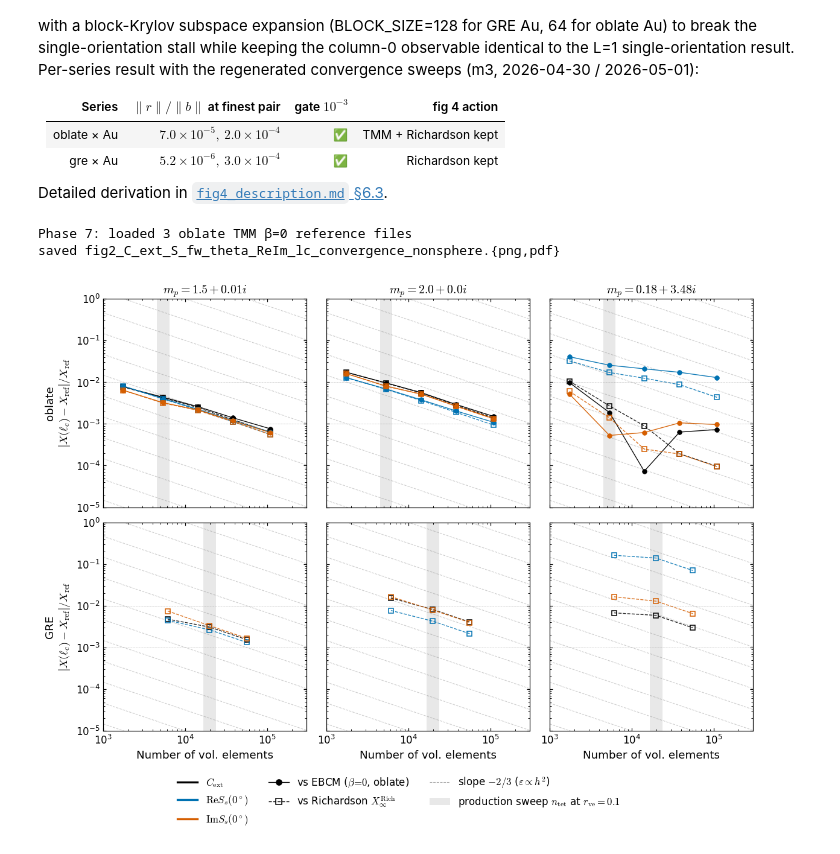
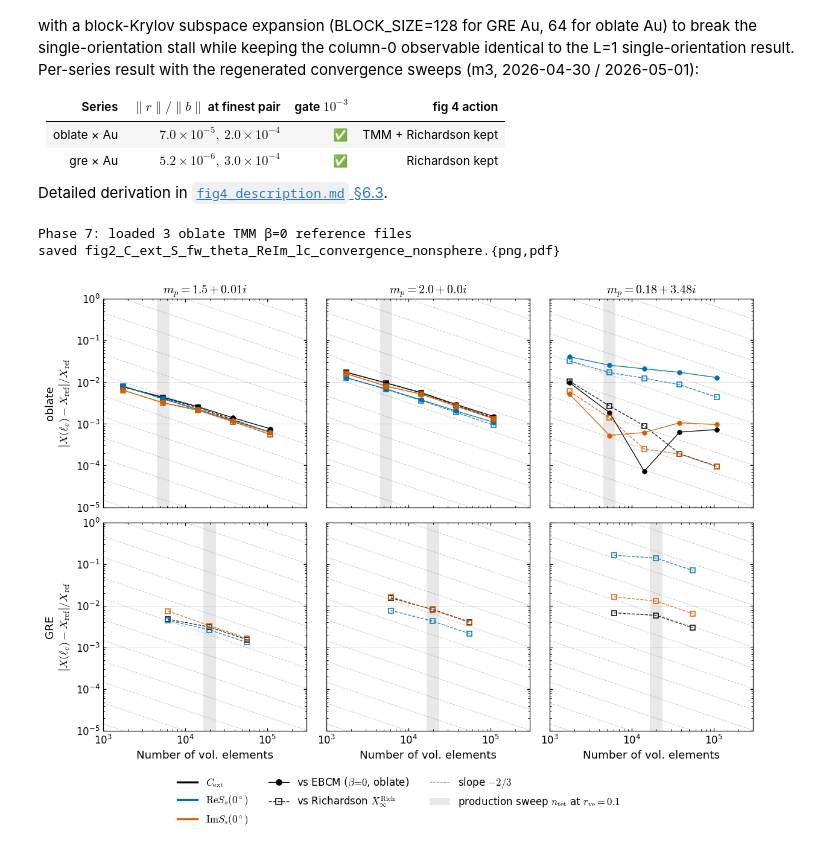
Before and after one commit to NobuhiroMoteki/block-DDA_Py, a Jupyter notebook: dda_results/paper/plot_paper_results.ipynb, the cells around one changed output. Drawn from its saved outputs; the diff is of its cells as text; code cells hidden in the pictures.

```diff
--- a/dda_results/paper/plot_paper_results.ipynb
+++ b/dda_results/paper/plot_paper_results.ipynb
@@ -1836,7 +1836,7 @@ def plot_phase7(obs_list=None, latex_short=None, fig_basename=None,
     # entry, matching fig 1's legend style.
     handles_extra = [
         Line2D([], [], color='gray', linestyle='--', lw=0.7, alpha=0.7,
-                label=r'slope $-2/3$ ($\varepsilon\propto h^2$)'),
+                label=r'slope $-2/3$'),
         Patch(facecolor='gray', alpha=0.18, edgecolor='none',
                 label=r'production sweep $n_{\rm tet}$ at $r_{\rm ve}=0.1$'),
     ]
@@ -1859,31 +1859,31 @@ def plot_phase7(obs_list=None, latex_short=None, fig_basename=None,
         save_fig(fig, fig_basename)
     plt.show()
 
 
 # Single fig 2 — three observables (C_ext, Re S_fw^θ, Im S_fw^θ) overlaid
 # on the same 2x3 panel set.  Colour distinguishes the observable;
 # line/marker style distinguishes the reference choice (TMM solid + ●
 # vs Richardson dashed + □).  C_abs is intentionally excluded for
 # legibility: it is degenerate on the m_p = 2.0+0i (n20) column and the
 # four-observable layout was visually too dense.  YLIM widened to
 # (1e-5, 1e0) so Re S_fw^θ on gre × Au (~0.16) and the smaller
 # C_ext / Im S_fw^θ values (down to ~1e-4) all fit on the same axis.
 plot_phase7(obs_list=[('C_ext', r'$C_{\rm ext}$', 'real'),
                       ('S_fw_theta',
                        r'$\mathrm{Re}S_s(0^\circ)$', 'real'),
                       ('S_fw_theta',
                        r'$\mathrm{Im}S_s(0^\circ)$', 'imag')],
             latex_short=r'X',
             fig_basename='fig2_C_ext_S_fw_theta_ReIm_lc_convergence_nonsphere',
             ylim=(1.0e-5, 1.0e0),
             # CUD-safe palette (Wong 2011): black for C_ext as the
             # neutral "total" cross-section, blue/vermillion for the
             # complementary Re/Im pair of the same complex S_fw^θ.
             obs_colors=['#000000', '#0072B2', '#D55E00'],
             legend_obs_labels=[r'$C_{\rm ext}$',
                                 r'$\mathrm{Re}S_s(0^\circ)$',
                                 r'$\mathrm{Im}S_s(0^\circ)$'])
 # %% [output]
 Phase 7: loaded 3 oblate TMM β=0 reference files
 saved fig2_C_ext_S_fw_theta_ReIm_lc_convergence_nonsphere.{png,pdf}
-[figure, old version]
+[figure, new version]
```
Also changed, not shown: 4 other files.
